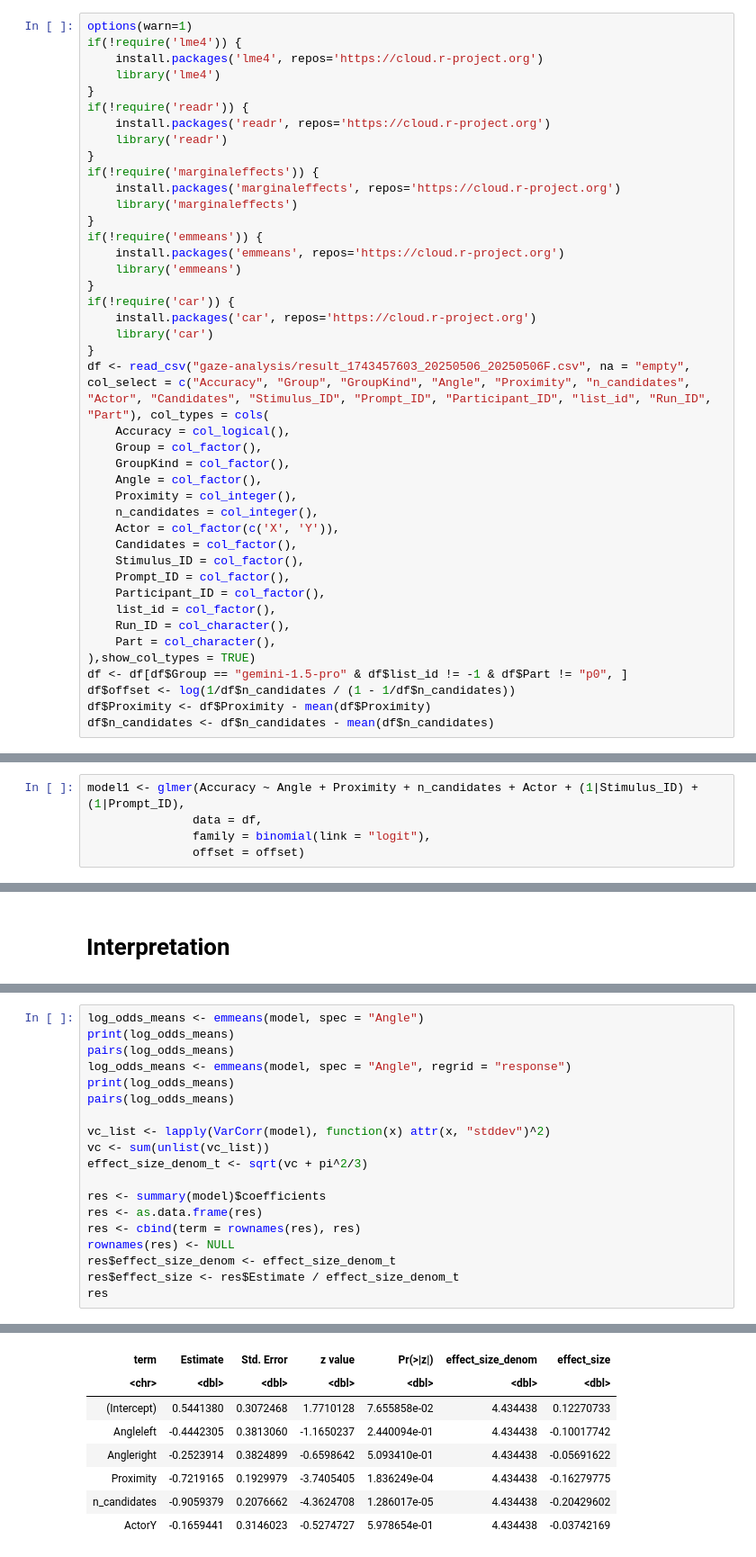
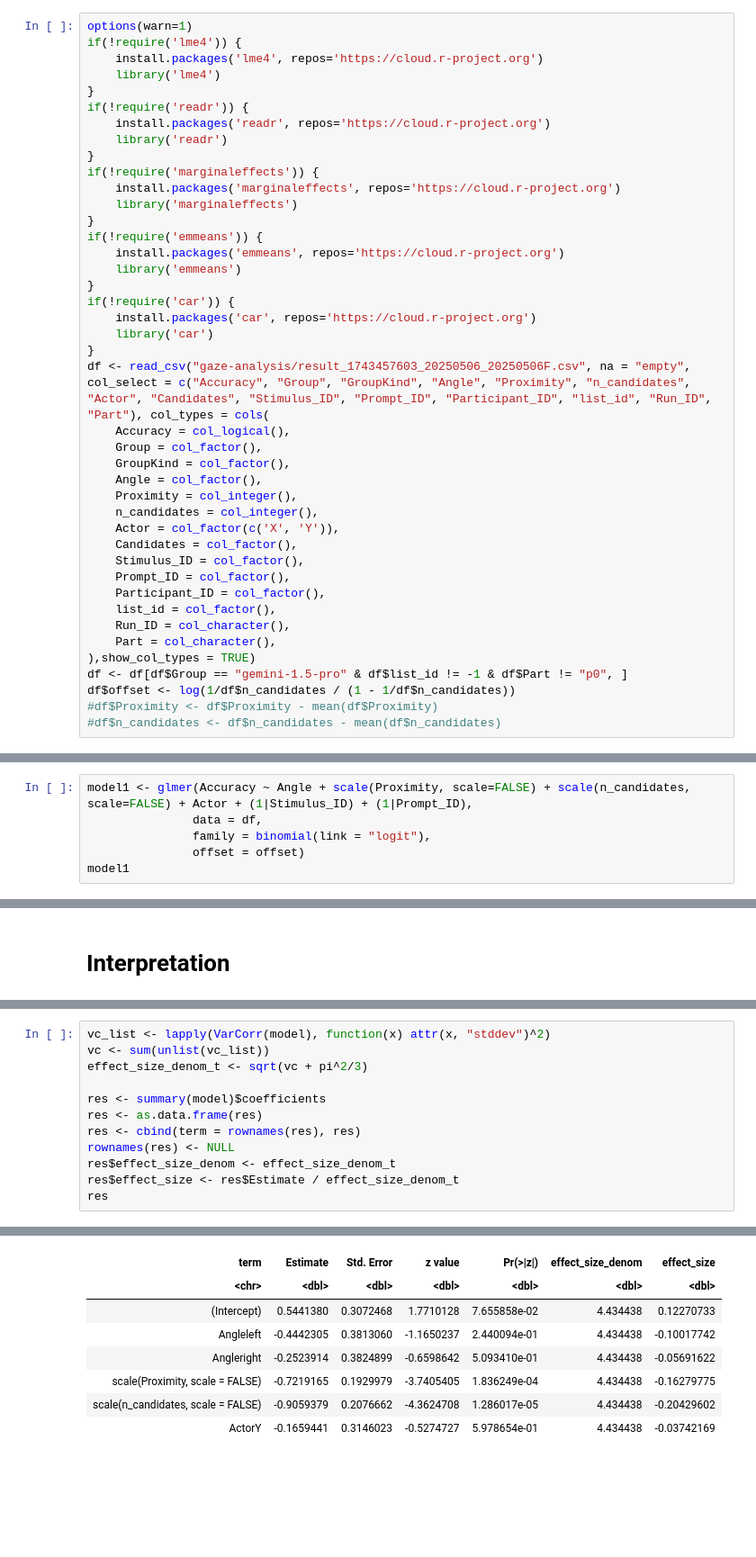
Before and after one commit to grow-ai-like-a-child/referential-gaze, a Jupyter notebook: statistics/gemini.ipynb, the cells around one changed output, grey strips where cells are left out. Shown: that part at 90% size. Cells and saved outputs as stored; diff of their text form; blank space fills up the shorter version.

Commit message:
use marginal means for part 1

```diff
--- a/statistics/gemini.ipynb
+++ b/statistics/gemini.ipynb
@@ -40,6 +40,6 @@ df <- read_csv("gaze-analysis/result_1743457603_20250506_20250506F.csv", na = "e
 ),show_col_types = TRUE)
 df <- df[df$Group == "gemini-1.5-pro" & df$list_id != -1 & df$Part != "p0", ]
 df$offset <- log(1/df$n_candidates / (1 - 1/df$n_candidates))
-df$Proximity <- df$Proximity - mean(df$Proximity)
-df$n_candidates <- df$n_candidates - mean(df$n_candidates)
+#df$Proximity <- df$Proximity - mean(df$Proximity)
+#df$n_candidates <- df$n_candidates - mean(df$n_candidates)
 # %% [output]
@@ -73,5 +91,6 @@ Warning message in checkConv(attr(opt, "derivs"), opt$par, ctrl = control$checkC
 # %%
-model1 <- glmer(Accuracy ~ Angle + Proximity + n_candidates + Actor + (1|Stimulus_ID) + (1|Prompt_ID),
+model1 <- glmer(Accuracy ~ Angle + scale(Proximity, scale=FALSE) + scale(n_candidates, scale=FALSE) + Actor + (1|Stimulus_ID) + (1|Prompt_ID),
                data = df,
                family = binomial(link = "logit"),
                offset = offset)
+model1
@@ -188,12 +300,5 @@ n_candidats  0.071 -0.002 -0.023  0.057
 ActorY      -0.446 -0.023 -0.030 -0.001 -0.108
 # %%
-log_odds_means <- emmeans(model, spec = "Angle")
-print(log_odds_means)
-pairs(log_odds_means)
-log_odds_means <- emmeans(model, spec = "Angle", regrid = "response")
-print(log_odds_means)
-pairs(log_odds_means)
-
 vc_list <- lapply(VarCorr(model), function(x) attr(x, "stddev")^2)
 vc <- sum(unlist(vc_list))
 effect_size_denom_t <- sqrt(vc + pi^2/3)
@@ -240,8 +315,8 @@ A data.frame: 6 × 7
 | term | Estimate | Std. Error | z value | Pr(>|z|) | effect_size_denom | effect_size |
 | <chr> | <dbl> | <dbl> | <dbl> | <dbl> | <dbl> | <dbl> |
 | (Intercept) | 0.5441380 | 0.3072468 | 1.7710128 | 7.655858e-02 | 4.434438 | 0.12270733 |
 | Angleleft | -0.4442305 | 0.3813060 | -1.1650237 | 2.440094e-01 | 4.434438 | -0.10017742 |
 | Angleright | -0.2523914 | 0.3824899 | -0.6598642 | 5.093410e-01 | 4.434438 | -0.05691622 |
-| Proximity | -0.7219165 | 0.1929979 | -3.7405405 | 1.836249e-04 | 4.434438 | -0.16279775 |
-| n_candidates | -0.9059379 | 0.2076662 | -4.3624708 | 1.286017e-05 | 4.434438 | -0.20429602 |
+| scale(Proximity, scale = FALSE) | -0.7219165 | 0.1929979 | -3.7405405 | 1.836249e-04 | 4.434438 | -0.16279775 |
+| scale(n_candidates, scale = FALSE) | -0.9059379 | 0.2076662 | -4.3624708 | 1.286017e-05 | 4.434438 | -0.20429602 |
 | ActorY | -0.1659441 | 0.3146023 | -0.5274727 | 5.978654e-01 | 4.434438 | -0.03742169 |
```
Also changed, not shown: parts of 14 cells of this notebook, 4 other files.
